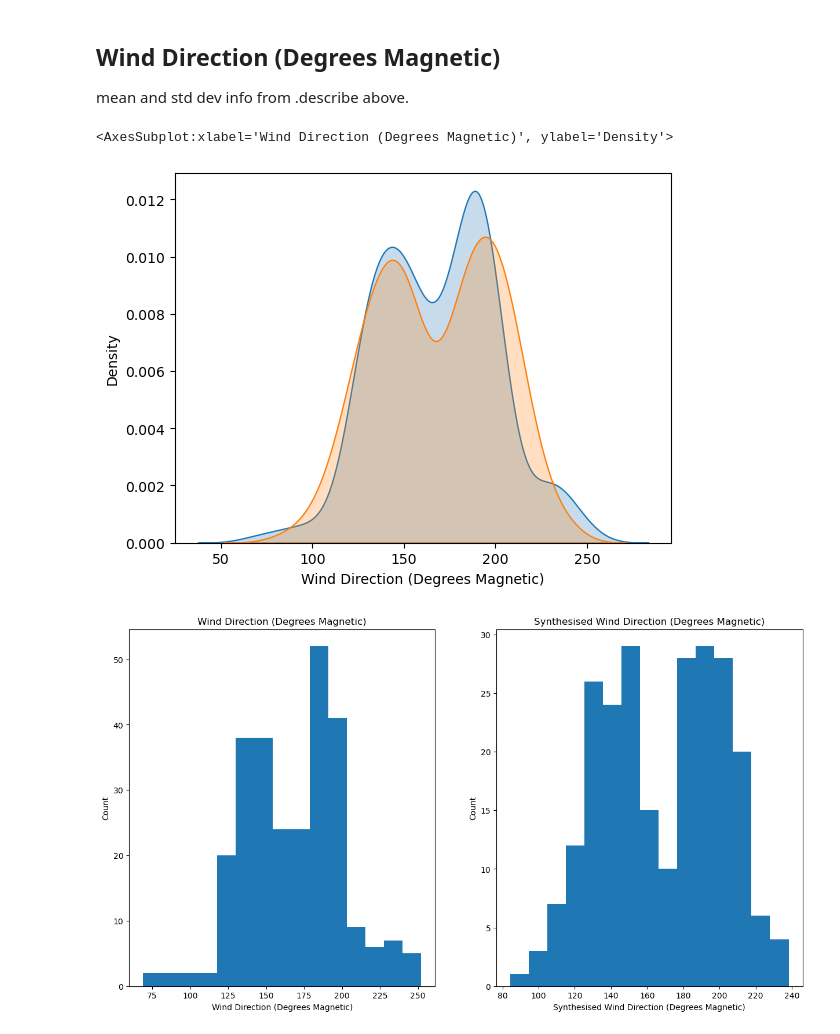
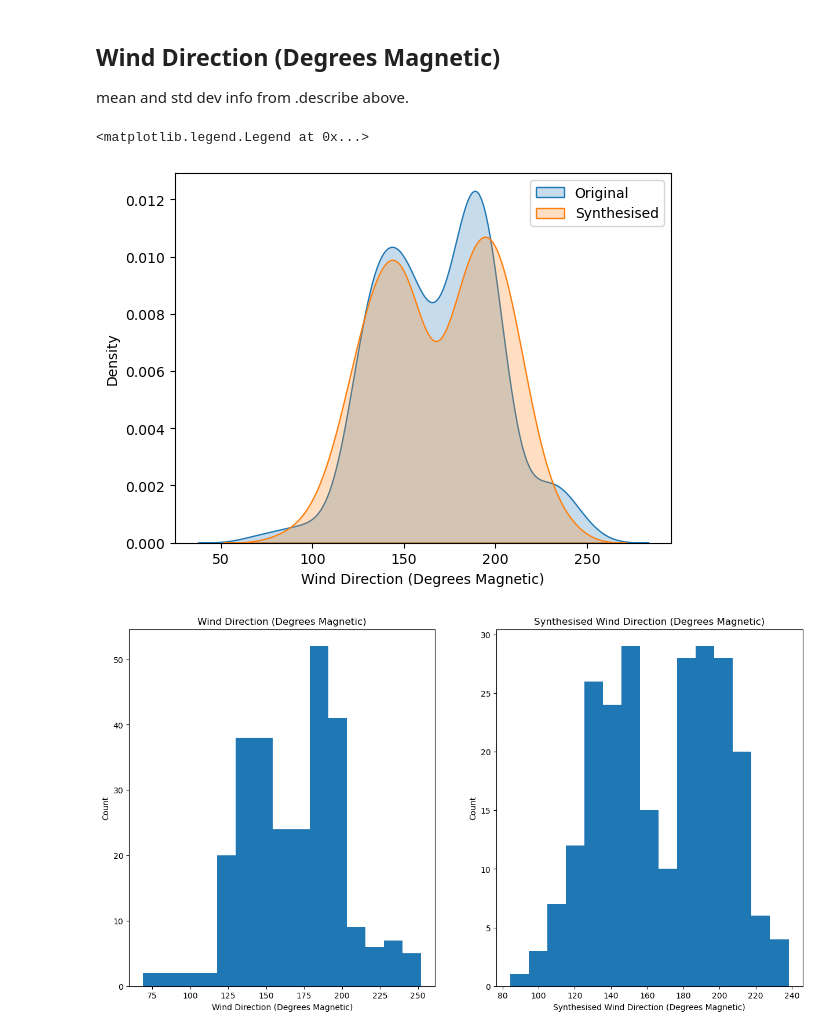
Before and after one commit to dectan/Programming-for-Data-Analysis-Project-1, a Jupyter notebook: Project 1.ipynb, the cells around one changed output. Saved outputs shown, nothing was run; the diff lists cells and outputs as text; code cells hidden in the pictures.

```diff
--- a/Project 1.ipynb
+++ b/Project 1.ipynb
@@ -310,11 +236,12 @@ np.random.seed(49)
 #45,48
 ts03 = pd.DataFrame(data = dweibull.rvs(2,shape, scale,len(idx1)),index =idx1, columns=['Synthesised Wind Direction (Degrees Magnetic)'])
 # %%
-sns.kdeplot(df2['Wind Direction (Degrees Magnetic)'],shade=True)
-sns.kdeplot((ts03['Synthesised Wind Direction (Degrees Magnetic)']),shade=True)
+sns.kdeplot(df2['Wind Direction (Degrees Magnetic)'],shade=True,label = 'Original')
+sns.kdeplot((ts03['Synthesised Wind Direction (Degrees Magnetic)']),shade=True,label = 'Synthesised')
+plt.legend()
 # %% [output]
-<AxesSubplot:xlabel='Wind Direction (Degrees Magnetic)', ylabel='Density'>
+<matplotlib.legend.Legend at 0x...>
-[figure, old version]
+[figure, new version]
 # %%
 plt.figure(figsize=(15,8))
 plt.subplot(1,2,1)
```
Also changed, not shown: parts of 47 cells of this notebook, 1 other file.
